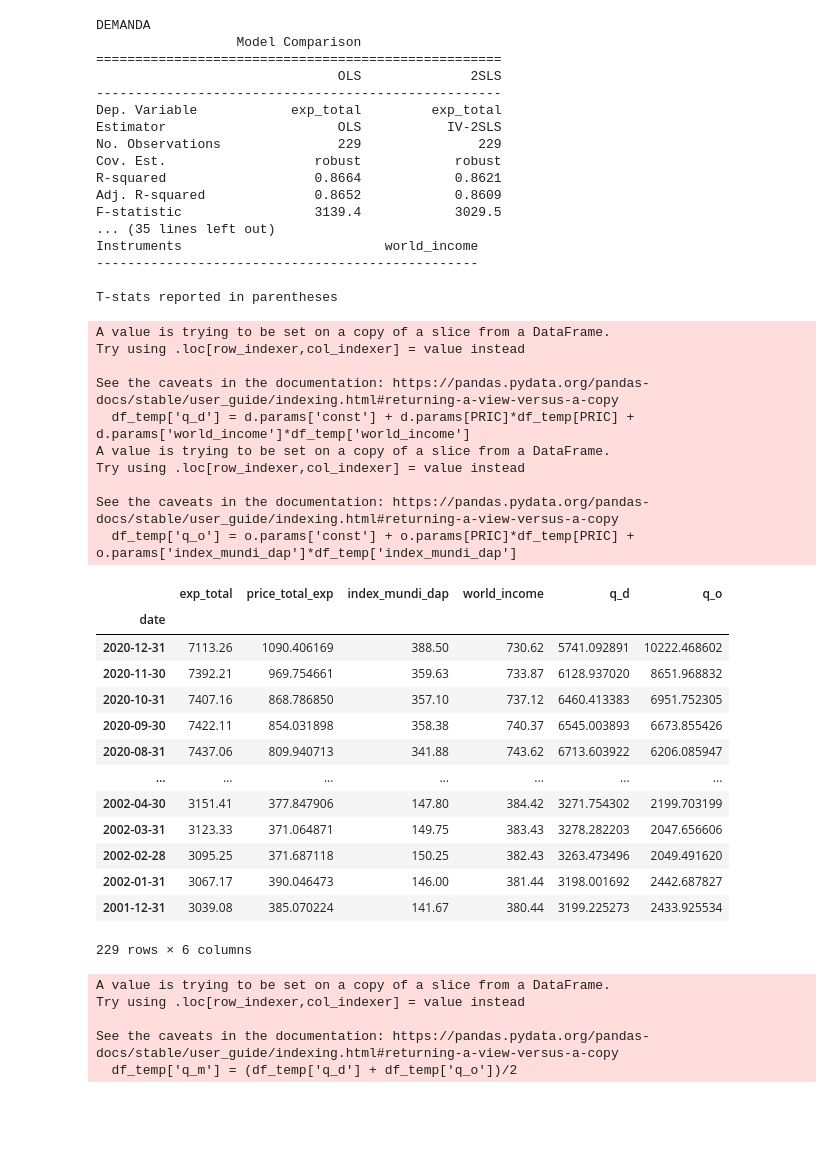
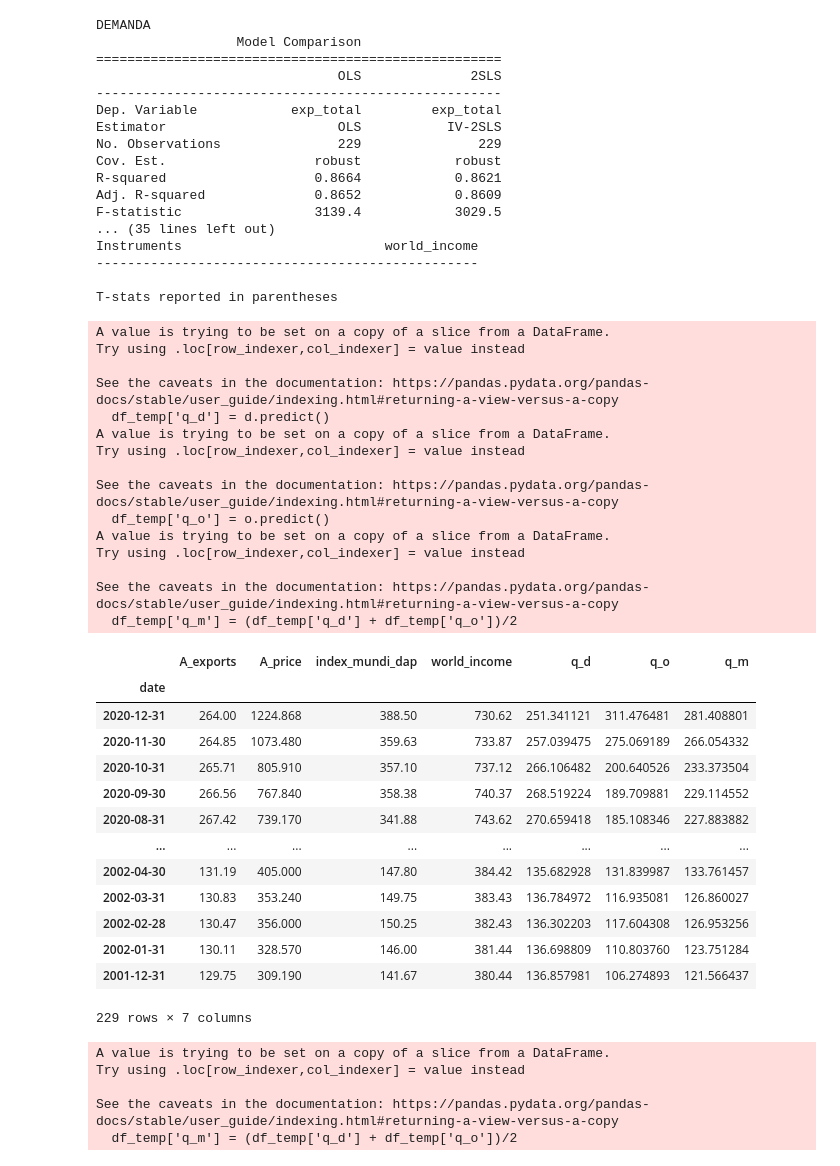
Before and after one commit to fkfouri/vegetable_oil_mkt, a Jupyter notebook: mkt/__2SLS_vegetable_oil-COMM5_4.ipynb, the cells around one changed output. Drawn from its saved outputs; the diff is of its cells as text; code cells hidden in the pictures; blank space fills up the shorter version.

```diff
--- a/mkt/__2SLS_vegetable_oil-COMM5_4.ipynb
+++ b/mkt/__2SLS_vegetable_oil-COMM5_4.ipynb
@@ -825,37 +780,41 @@ Instruments                          world_income
 -------------------------------------------------
 
 T-stats reported in parentheses
-# %%
-df_temp['q_d'] = d.params['const'] + d.params[PRIC]*df_temp[PRIC] + d.params['world_income']*df_temp['world_income']
-df_temp
-
-df_temp['q_o'] = o.params['const'] + o.params[PRIC]*df_temp[PRIC] + o.params['index_mundi_dap']*df_temp['index_mundi_dap']
-df_temp
-# %% [output]
-A value is trying to be set on a copy of a slice from a DataFrame.
-Try using .loc[row_indexer,col_indexer] = value instead
-
-See the caveats in the documentation: https://pandas.pydata.org/pandas-docs/stable/user_guide/indexing.html#returning-a-view-versus-a-copy
-  df_temp['q_d'] = d.params['const'] + d.params[PRIC]*df_temp[PRIC] + d.params['world_income']*df_temp['world_income']
-A value is trying to be set on a copy of a slice from a DataFrame.
-Try using .loc[row_indexer,col_indexer] = value instead
-
-See the caveats in the documentation: https://pandas.pydata.org/pandas-docs/stable/user_guide/indexing.html#returning-a-view-versus-a-copy
-  df_temp['q_o'] = o.params['const'] + o.params[PRIC]*df_temp[PRIC] + o.params['index_mundi_dap']*df_temp['index_mundi_dap']
-|  | exp_total | price_total_exp | index_mundi_dap | world_income | q_d | q_o |
-| date |  |  |  |  |  |  |
-| 2020-12-31 | 7113.26 | 1090.406169 | 388.50 | 730.62 | 5741.092891 | 10222.468602 |
-| 2020-11-30 | 7392.21 | 969.754661 | 359.63 | 733.87 | 6128.937020 | 8651.968832 |
-| 2020-10-31 | 7407.16 | 868.786850 | 357.10 | 737.12 | 6460.413383 | 6951.752305 |
-| 2020-09-30 | 7422.11 | 854.031898 | 358.38 | 740.37 | 6545.003893 | 6673.855426 |
-| 2020-08-31 | 7437.06 | 809.940713 | 341.88 | 743.62 | 6713.603922 | 6206.085947 |
-| ... | ... | ... | ... | ... | ... | ... |
-| 2002-04-30 | 3151.41 | 377.847906 | 147.80 | 384.42 | 3271.754302 | 2199.703199 |
-| 2002-03-31 | 3123.33 | 371.064871 | 149.75 | 383.43 | 3278.282203 | 2047.656606 |
-| 2002-02-28 | 3095.25 | 371.687118 | 150.25 | 382.43 | 3263.473496 | 2049.491620 |
-| 2002-01-31 | 3067.17 | 390.046473 | 146.00 | 381.44 | 3198.001692 | 2442.687827 |
-| 2001-12-31 | 3039.08 | 385.070224 | 141.67 | 380.44 | 3199.225273 | 2433.925534 |
-229 rows × 6 columns
+# %%
+df_temp['q_d'] = d.predict()
+df_temp['q_o'] = o.predict()
+df_temp['q_m'] = (df_temp['q_d'] + df_temp['q_o'])/2
+df_temp
+# %% [output]
+A value is trying to be set on a copy of a slice from a DataFrame.
+Try using .loc[row_indexer,col_indexer] = value instead
+
+See the caveats in the documentation: https://pandas.pydata.org/pandas-docs/stable/user_guide/indexing.html#returning-a-view-versus-a-copy
+  df_temp['q_d'] = d.predict()
+A value is trying to be set on a copy of a slice from a DataFrame.
+Try using .loc[row_indexer,col_indexer] = value instead
+
+See the caveats in the documentation: https://pandas.pydata.org/pandas-docs/stable/user_guide/indexing.html#returning-a-view-versus-a-copy
+  df_temp['q_o'] = o.predict()
+A value is trying to be set on a copy of a slice from a DataFrame.
+Try using .loc[row_indexer,col_indexer] = value instead
+
+See the caveats in the documentation: https://pandas.pydata.org/pandas-docs/stable/user_guide/indexing.html#returning-a-view-versus-a-copy
+  df_temp['q_m'] = (df_temp['q_d'] + df_temp['q_o'])/2
+|  | A_exports | A_price | index_mundi_dap | world_income | q_d | q_o | q_m |
+| date |  |  |  |  |  |  |  |
+| 2020-12-31 | 264.00 | 1224.868 | 388.50 | 730.62 | 251.341121 | 311.476481 | 281.408801 |
+| 2020-11-30 | 264.85 | 1073.480 | 359.63 | 733.87 | 257.039475 | 275.069189 | 266.054332 |
+| 2020-10-31 | 265.71 | 805.910 | 357.10 | 737.12 | 266.106482 | 200.640526 | 233.373504 |
+| 2020-09-30 | 266.56 | 767.840 | 358.38 | 740.37 | 268.519224 | 189.709881 | 229.114552 |
+| 2020-08-31 | 267.42 | 739.170 | 341.88 | 743.62 | 270.659418 | 185.108346 | 227.883882 |
+| ... | ... | ... | ... | ... | ... | ... | ... |
+| 2002-04-30 | 131.19 | 405.000 | 147.80 | 384.42 | 135.682928 | 131.839987 | 133.761457 |
+| 2002-03-31 | 130.83 | 353.240 | 149.75 | 383.43 | 136.784972 | 116.935081 | 126.860027 |
+| 2002-02-28 | 130.47 | 356.000 | 150.25 | 382.43 | 136.302203 | 117.604308 | 126.953256 |
+| 2002-01-31 | 130.11 | 328.570 | 146.00 | 381.44 | 136.698809 | 110.803760 | 123.751284 |
+| 2001-12-31 | 129.75 | 309.190 | 141.67 | 380.44 | 136.857981 | 106.274893 | 121.566437 |
+229 rows × 7 columns
 # %%
 df_temp['q_m'] = (df_temp['q_d'] + df_temp['q_o'])/2
 df_temp
```
Also changed, not shown: parts of 60 cells of this notebook, 3 other files.
